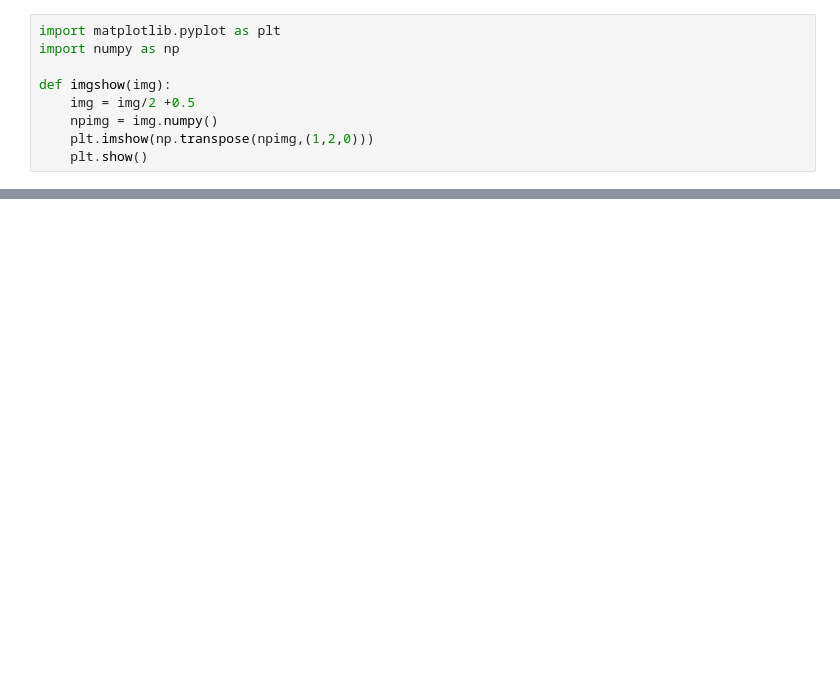
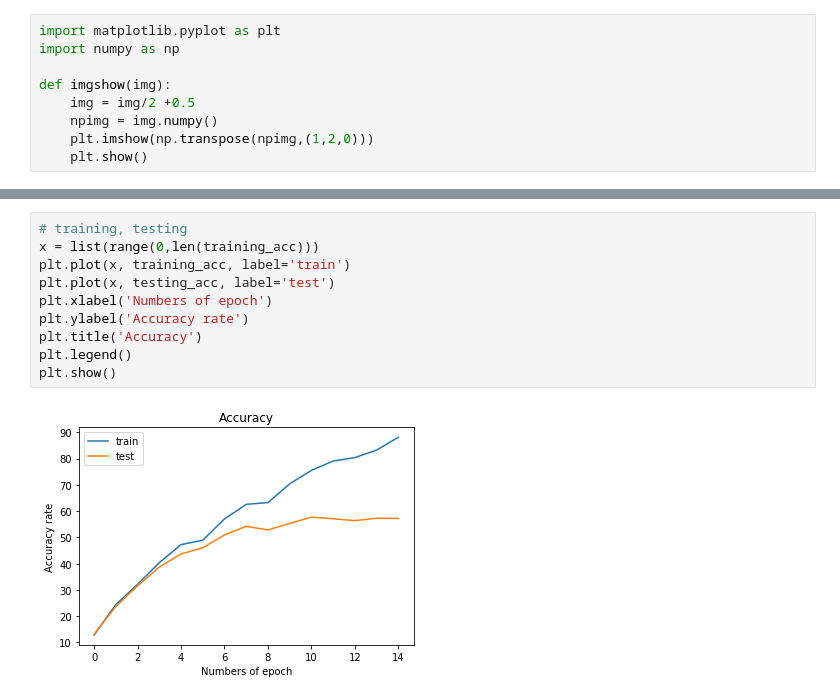
Before and after one commit to jeffpapapa/Deep-Learning-HW2-CNN-, a Jupyter notebook: CNN-pytorch.ipynb, the cells around one changed output, grey strips where cells are left out. Drawn from its saved outputs; the diff is of its cells as text; blank space fills up the shorter version.

```diff
--- a/CNN-pytorch.ipynb
+++ b/CNN-pytorch.ipynb
@@ -239,0 +415,12 @@ trainloader
+# %%
+# training, testing
+x = list(range(0,len(training_acc)))
+plt.plot(x, training_acc, label='train')
+plt.plot(x, testing_acc, label='test')
+plt.xlabel('Numbers of epoch')
+plt.ylabel('Accuracy rate')
+plt.title('Accuracy')
+plt.legend()
+plt.show()
+# %% [output]
+[figure, added]
```
Also changed, not shown: parts of 22 cells of this notebook.
